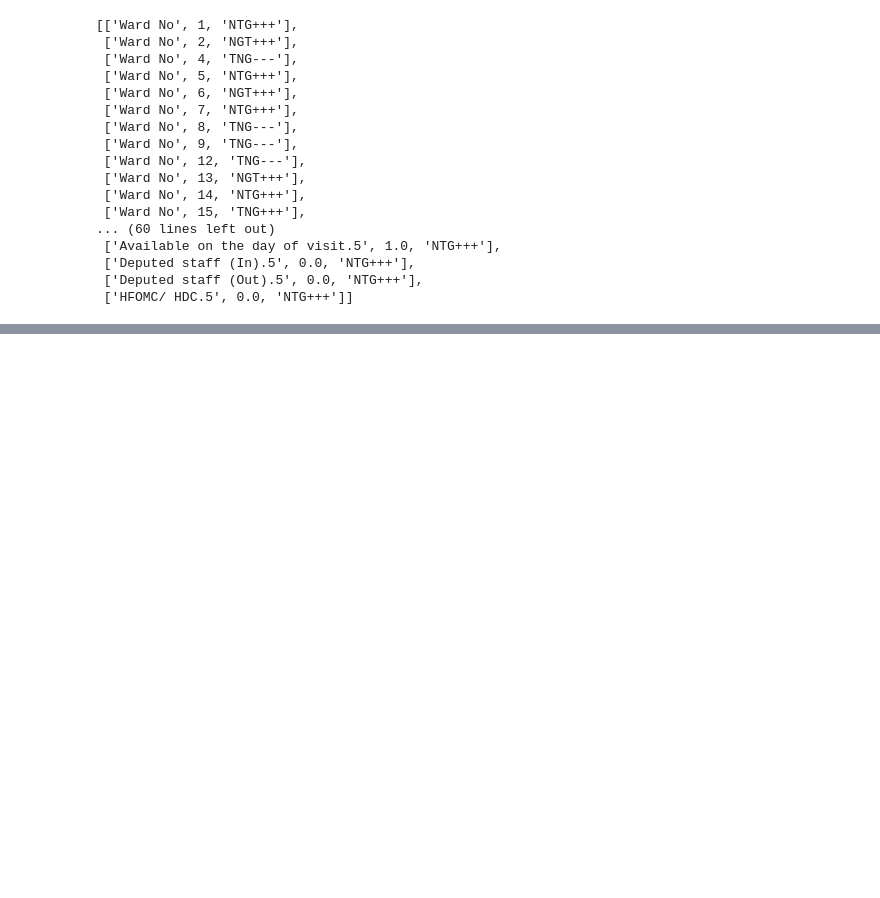
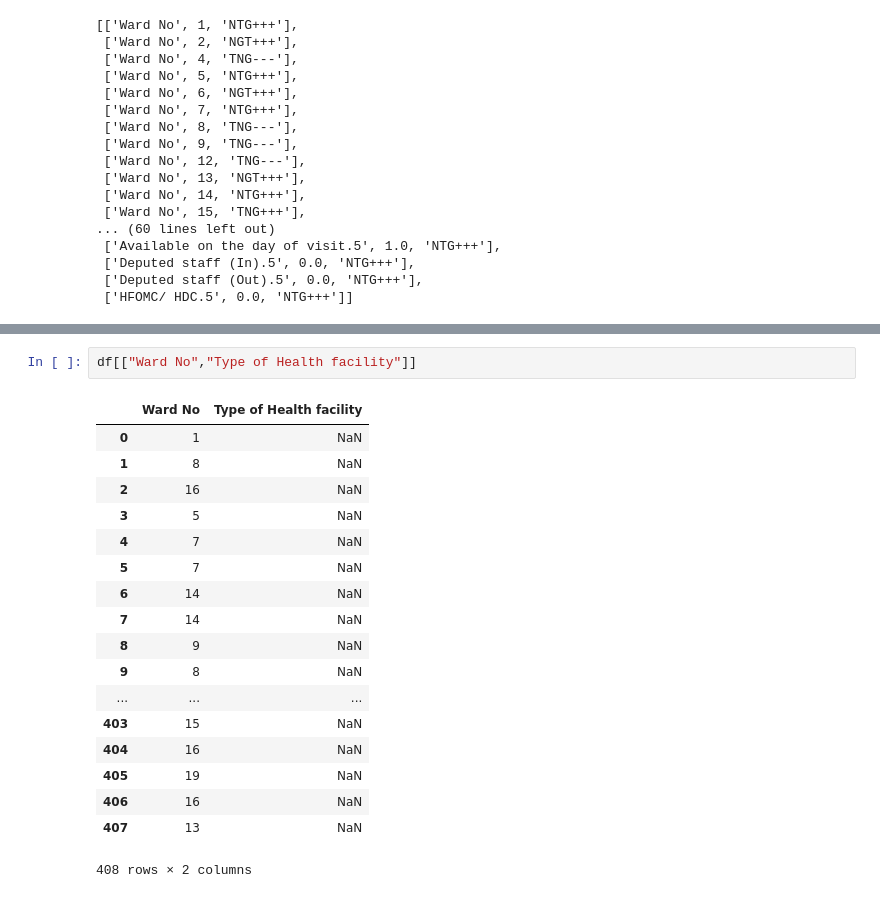
Before and after one commit to kaushu42/everest-hack-the-end, a Jupyter notebook: notebooks/Untitled.ipynb, the cells around one changed output, grey strips where cells are left out. Saved outputs shown, nothing was run; the diff lists cells and outputs as text; blank space fills up the shorter version.

```diff
--- a/notebooks/Untitled.ipynb
+++ b/notebooks/Untitled.ipynb
@@ -459,0 +473,21 @@ corr
+# %%
+df[["Ward No","Type of Health facility"]]
+# %% [output]
+|  | Ward No | Type of Health facility |
+| 0 | 1 | NaN |
+| 1 | 8 | NaN |
+| 2 | 16 | NaN |
+| 3 | 5 | NaN |
+| 4 | 7 | NaN |
+| 5 | 7 | NaN |
+| 6 | 14 | NaN |
+| 7 | 14 | NaN |
+| 8 | 9 | NaN |
+| 9 | 8 | NaN |
+| ... | ... | ... |
+| 403 | 15 | NaN |
+| 404 | 16 | NaN |
+| 405 | 19 | NaN |
+| 406 | 16 | NaN |
+| 407 | 13 | NaN |
+408 rows × 2 columns
```
Also changed, not shown: parts of 5 cells of this notebook, 12 other files.
